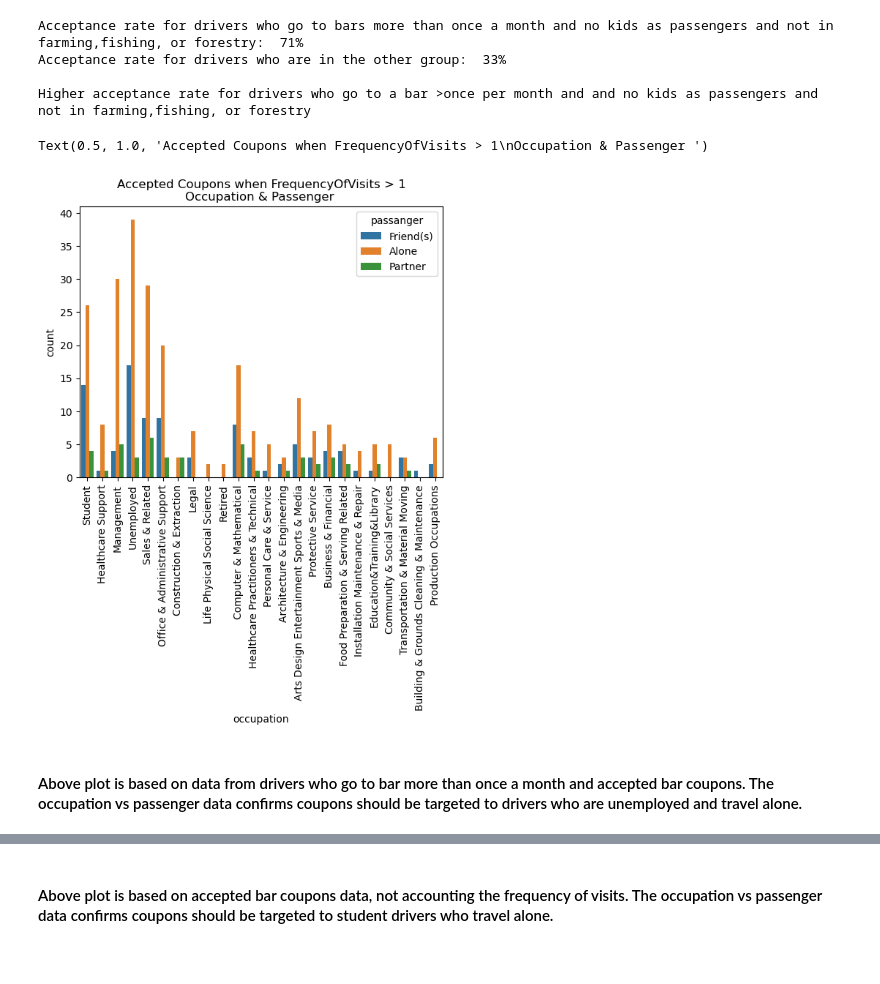
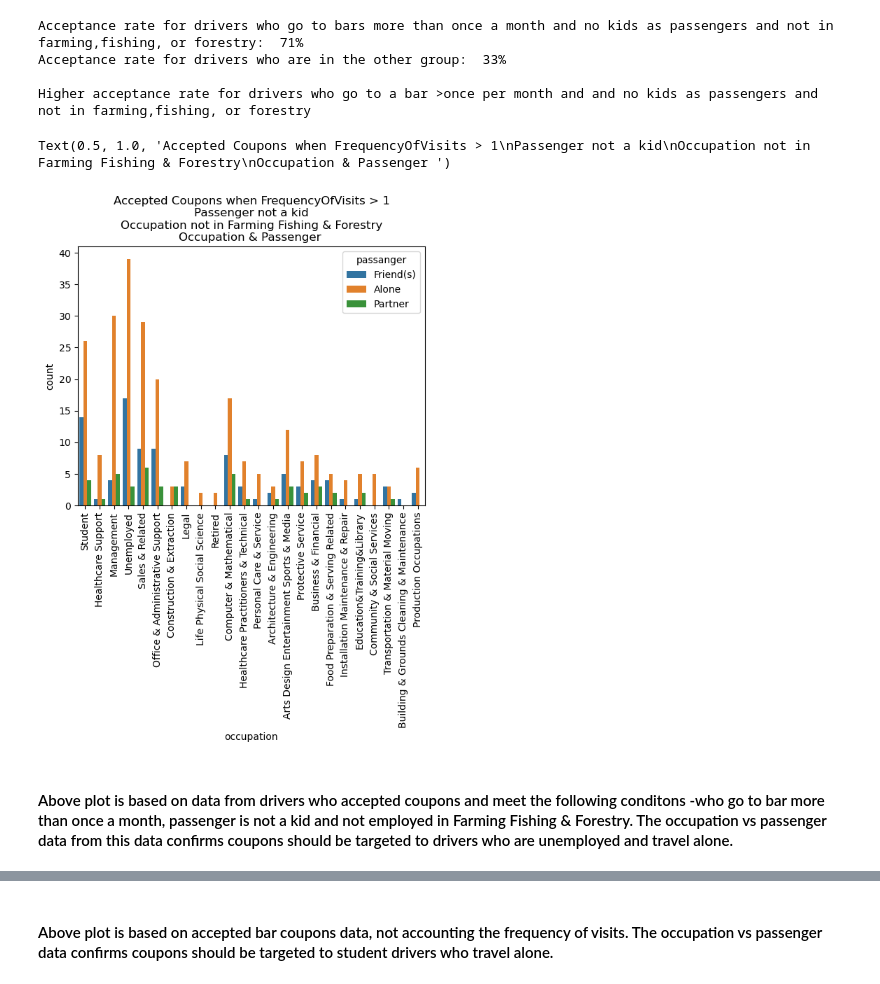
Before and after one commit to sajitha-03/Coupon_Acceptance_Rate, a Jupyter notebook: prompt.ipynb, the cells around one changed output, grey strips where cells are left out. Saved outputs shown, nothing was run; the diff lists cells and outputs as text; code cells hidden in the pictures; blank space fills up the shorter version.

Commit message:
Additonal plots for acceptance rate

```diff
--- a/prompt.ipynb
+++ b/prompt.ipynb
@@ -294,14 +294,14 @@ Higher acceptance rate for drivers who go to a bar >once per month and and no ki
 # %%
 # Dataframe of drivers who go to bar more than once a month ride without a kid, not in Farm occupation and accepted the bar coupon
 bar_accepted_GT_once_NoKids_NotFarm_df = bar_accepted_data.loc[(bar_accepted_data['Bar'].isin(bar_gt_once)) & (~bar_accepted_data['passanger'].isin(["Kid(s)"])) & (~bar_accepted_data['occupation'].isin(["Farming Fishing & Forestry"]))]
 
 sns.countplot(data = bar_accepted_GT_once_NoKids_NotFarm_df , x= "occupation", hue = "passanger", legend="brief")
 plt.xticks(rotation = 90)
-plt.title("Accepted Coupons when FrequencyOfVisits > 1\nOccupation & Passenger ")
+plt.title("Accepted Coupons when FrequencyOfVisits > 1\nPassenger not a kid\nOccupation not in Farming Fishing & Forestry\nOccupation & Passenger ")
 # %% [output]
-Text(0.5, 1.0, 'Accepted Coupons when FrequencyOfVisits > 1\nOccupation & Passenger ')
+Text(0.5, 1.0, 'Accepted Coupons when FrequencyOfVisits > 1\nPassenger not a kid\nOccupation not in Farming Fishing & Forestry\nOccupation & Passenger ')
-[figure, old version]
+[figure, new version]
 # %% [markdown]
-#### Above plot is based on data from drivers who go to bar more than once a month and accepted bar coupons. The occupation vs passenger data confirms coupons should be targeted to drivers who are unemployed and travel alone.
+#### Above plot is based on data from drivers who accepted coupons and meet the following conditons -who go to bar more than once a month, passenger is not a kid and not employed in Farming Fishing & Forestry. The occupation vs passenger data from this data confirms coupons should be targeted to drivers who are unemployed and travel alone.
 # %%
 sns.countplot(data = bar_accepted_data, x= "occupation", hue = "passanger", legend="brief")
```
Also changed, not shown: parts of 7 cells of this notebook.
